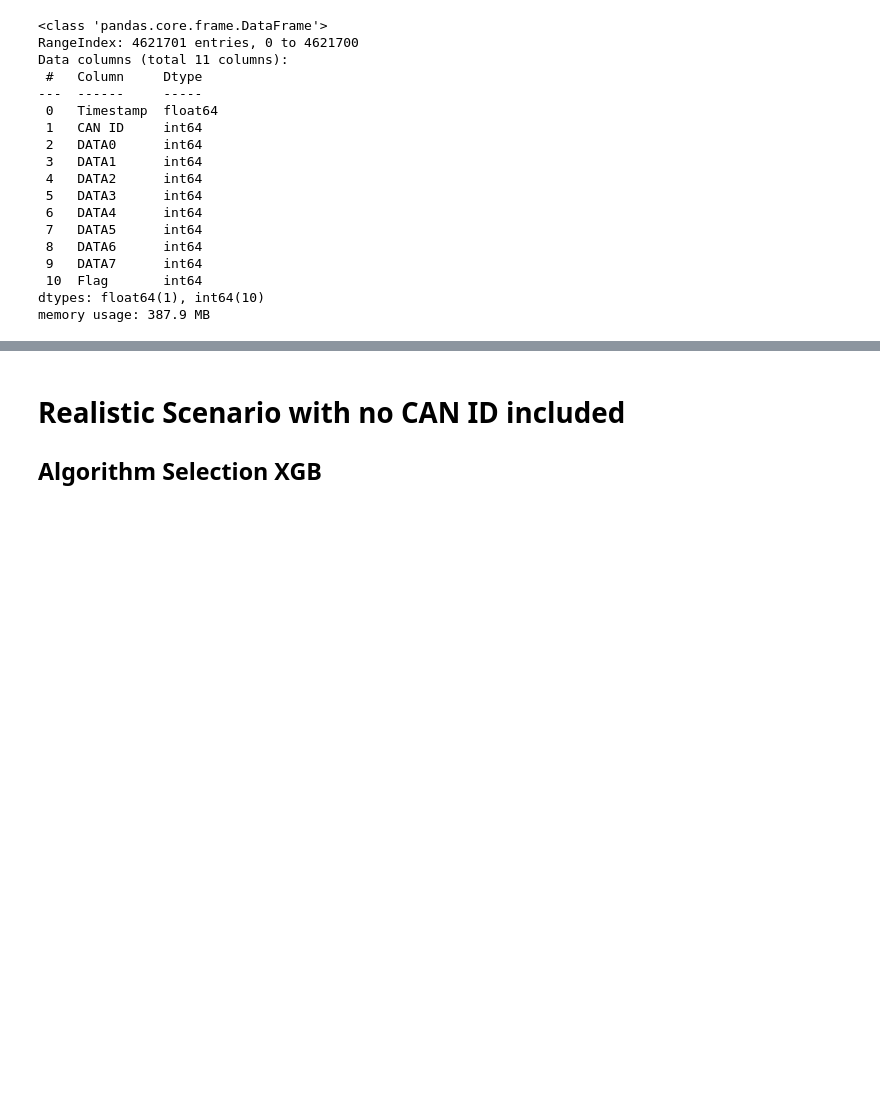
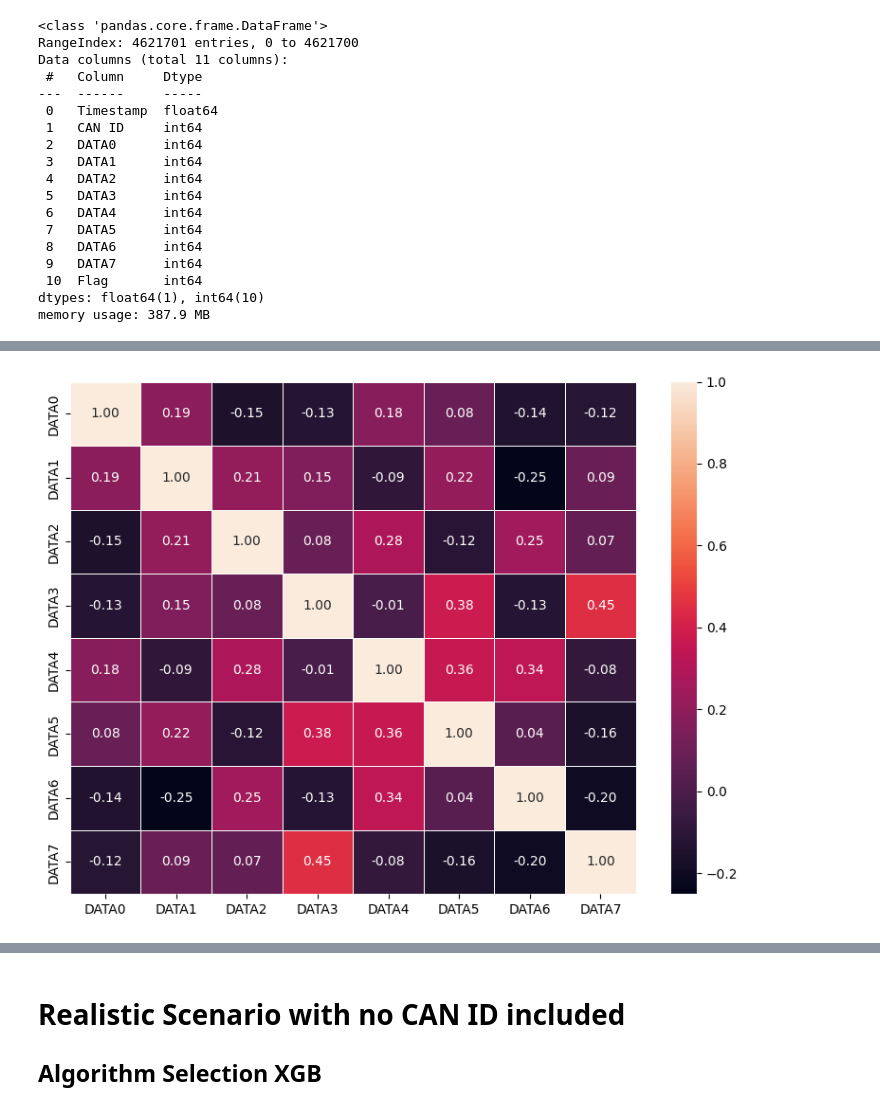
Before and after one commit to pranav-k-jha/kaggle-notebooks, a Jupyter notebook: rpm-ids-rf-model.ipynb, the cells around one changed output, grey strips where cells are left out. Cells and saved outputs as stored; diff of their text form; code cells hidden in the pictures; blank space fills up the shorter version.

```diff
--- a/rpm-ids-rf-model.ipynb
+++ b/rpm-ids-rf-model.ipynb
@@ -347,19 +353,27 @@ correlation_matrix
 # %%
+import os
 import seaborn as sns
 import matplotlib.pyplot as plt
 
+# Create directory for images if it doesn't exist
+# image_dir = os.path.join("..", "images", "dos")
+# os.makedirs(image_dir, exist_ok=True)
+
 # Assuming 'correlation_matrix' is already computed
-plt.figure(figsize=(8, 6))
+fig, ax = plt.subplots(figsize=(8, 6))  # Set fixed width (10) and height (8)
 
 # Plot the correlation matrix as a heatmap
-sns.heatmap(correlation_matrix, annot=True, fmt='.2f', linewidths=0.5)
+sns.heatmap(correlation_matrix, annot=True, fmt='.2f', linewidths=0.5, ax=ax)
 
-# Save the plot as a PNG image
-plt.tight_layout()  # Ensures that the layout doesn't get cropped
-plt.savefig('correlation_matrix_heatmap.png', dpi=300, bbox_inches='tight')
+# Save the plot as a PNG image with a fixed size
+plt.tight_layout()  # Ensures proper layout
+plt.savefig("correlation_matrix.pdf", format="pdf", bbox_inches='tight')
 
-# Optionally, display the plot (if needed)
-# plt.show()
+
+# Show the plot
+plt.show()
+# %% [output]
+[figure, added]
 # %%
 df_9 = df_8.copy()
 df_9.head()
```
Also changed, not shown: parts of 30 cells of this notebook.
